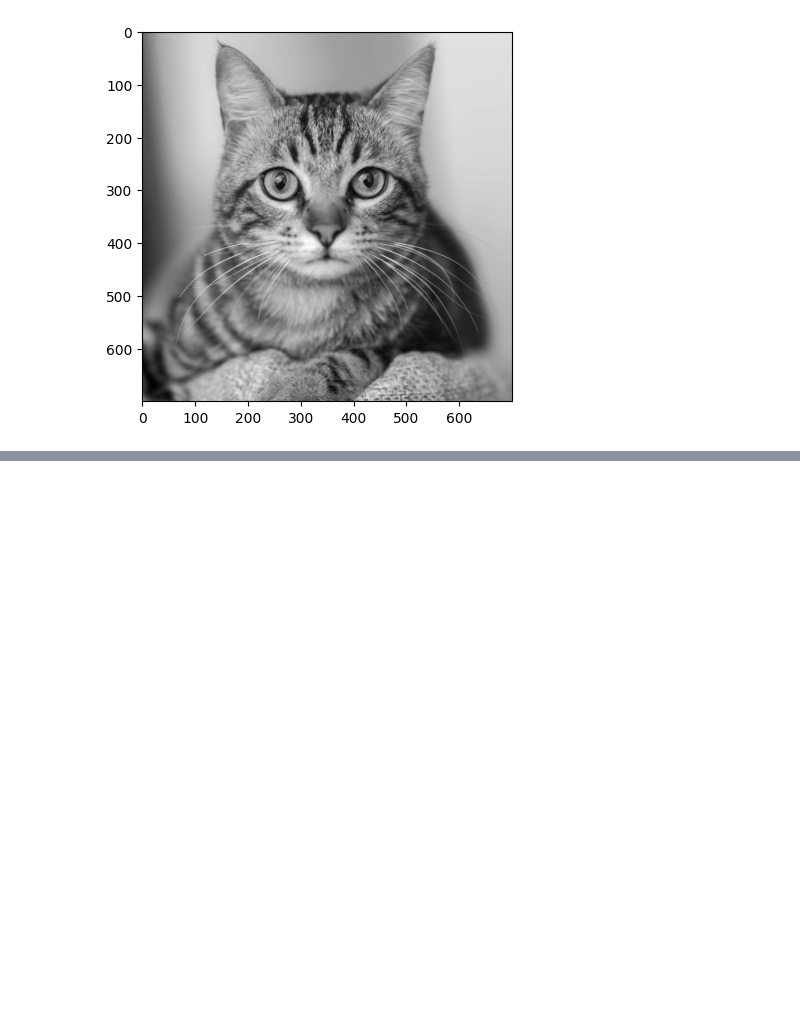
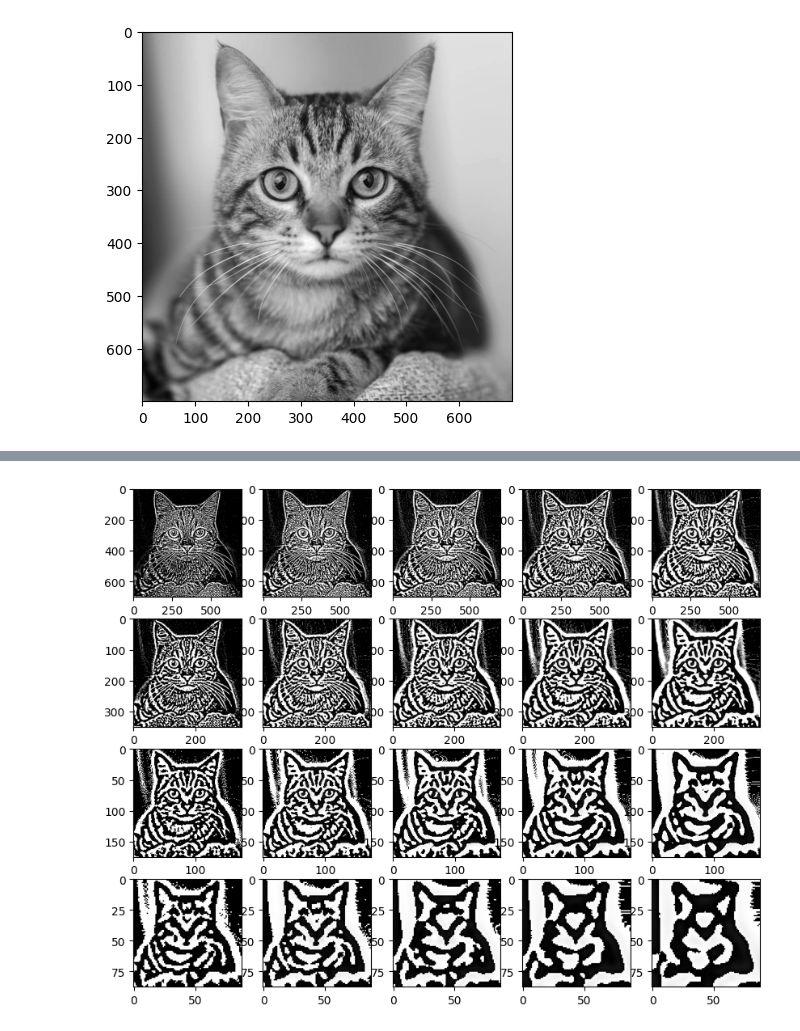
Before and after one commit to Meesdeboer/SIFT-from-scratch, a Jupyter notebook: 1. Keypoint detection.ipynb, the cells around one changed output, grey strips where cells are left out. Drawn from its saved outputs; the diff is of its cells as text; code cells hidden in the pictures; blank space fills up the shorter version.

```diff
--- a/1. Keypoint detection.ipynb
+++ b/1. Keypoint detection.ipynb
@@ -80,0 +53,22 @@ plt.show()
+# %%
+# Compute DoG pyramid
+dog_pyramid = [[] for _ in range(num_octaves)]
+
+for octave in range(num_octaves):
+    for i in range(s + 2):
+        if i == 0:
+            # First DoG image is the difference between the first two blurred images
+            dog_pyramid[octave].append(gaussian_pyramid[octave][i+1] - gaussian_pyramid[octave][i])
+        else:
+            # Subsequent DoG images are differences between consecutive blurred images
+            dog_pyramid[octave].append(gaussian_pyramid[octave][i+1] - gaussian_pyramid[octave][i-1])
+# %%
+# Plot DoG pyramid
+fig, axes = plt.subplots(num_octaves, s + 2, figsize=(2*(s + 2), 2*num_octaves))
+
+for octave_idx, octave_images in enumerate(dog_pyramid):
+    for img_idx, img in enumerate(octave_images):
+        ax = axes[octave_idx, img_idx]
+        ax.imshow(img, cmap='gray')
+# %% [output]
+[figure, added]
```
Also changed, not shown: parts of 3 cells of this notebook.
